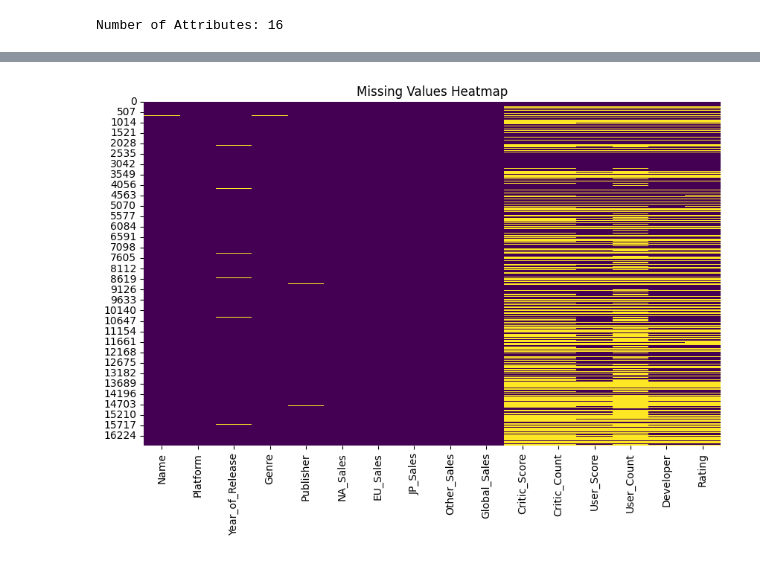
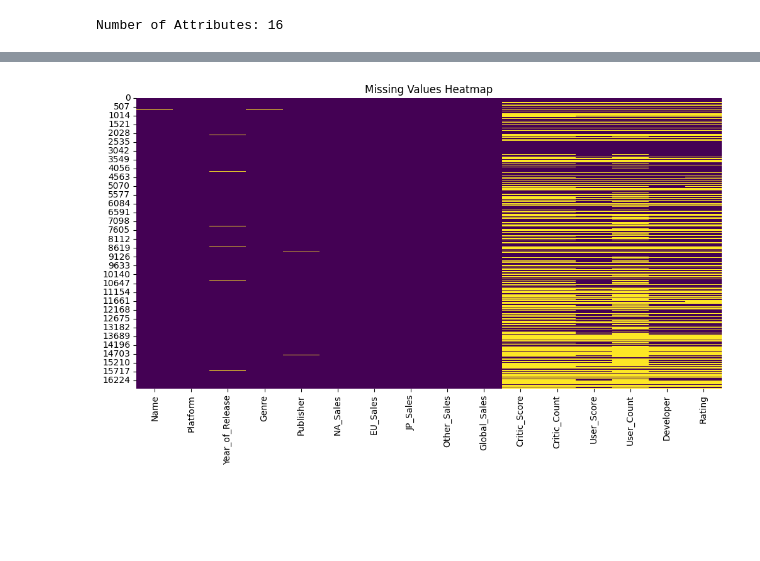
Before and after one commit to sba23416/CA1_DataViz_HDip-, a Jupyter notebook: Hodan Mohamed Abdi_DVizHDip_CA1.ipynb, the cells around one changed output, grey strips where cells are left out. Saved outputs shown, nothing was run; the diff lists cells and outputs as text; code cells hidden in the pictures; blank space fills up the shorter version.

Commit message:
Test missing data

```diff
--- a/Hodan Mohamed Abdi_DVizHDip_CA1.ipynb
+++ b/Hodan Mohamed Abdi_DVizHDip_CA1.ipynb
@@ -94,13 +94,13 @@ videosales_df.tail()
 | 16716 | Haitaka no Psychedelica | PSV | 2016.0 | Adventure | Idea Factory | 0.00 | 0.00 | 0.01 | 0.0 | ... |
 | 16717 | Spirits & Spells | GBA | 2003.0 | Platform | Wanadoo | 0.01 | 0.00 | 0.00 | 0.0 | ... |
 | 16718 | Winning Post 8 2016 | PSV | 2016.0 | Simulation | Tecmo Koei | 0.00 | 0.00 | 0.01 | 0.0 | ... |
-# %%
-import seaborn as sns
-import matplotlib.pyplot as plt
-
-plt.figure(figsize=(10, 6))
-sns.heatmap(videosales_df.isnull(), cmap='viridis', cbar=False)
-plt.title('Missing Values Heatmap')
-plt.show()
-# %% [output]
-[figure, removed]
+# %%
+import seaborn as sns
+import matplotlib.pyplot as plt
+
+plt.figure(figsize=(12, 6))
+sns.heatmap(videosales_df.isnull(), cmap='viridis', cbar=False)
+plt.title('Missing Values Heatmap')
+plt.show()
+# %% [output]
+[figure, added]
```
